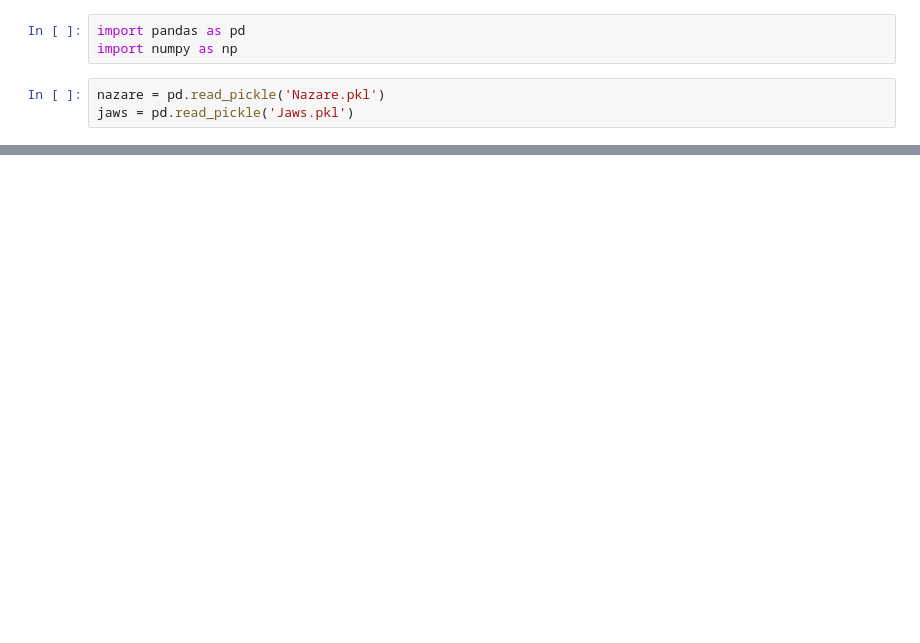
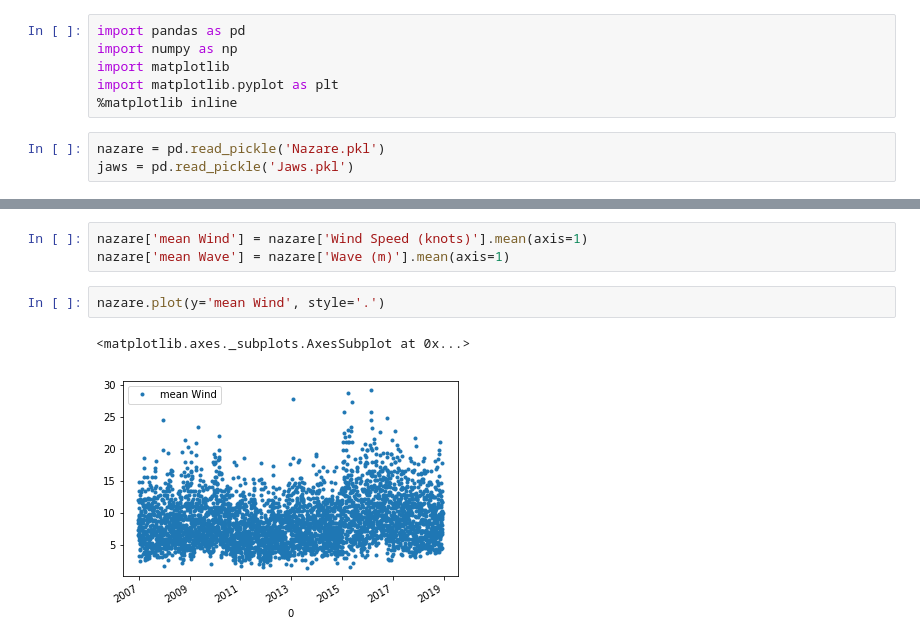
Before and after one commit to Leixb/B7_PE_WaveWind, a Jupyter notebook: notebook.ipynb, the cells around one changed output, grey strips where cells are left out. Saved outputs shown, nothing was run; the diff lists cells and outputs as text; blank space fills up the shorter version.

```diff
--- a/notebook.ipynb
+++ b/notebook.ipynb
@@ -1,6 +1,9 @@
 # %%
 import pandas as pd
 import numpy as np
+import matplotlib
+import matplotlib.pyplot as plt
+%matplotlib inline
 # %%
 nazare = pd.read_pickle('Nazare.pkl')
 jaws = pd.read_pickle('Jaws.pkl')
@@ -17,3 +20,11 @@ nazare.describe()
 | 50% | 7.000000 | 7.000000 | 7.000000 | 7.000000 | 9.000000 | 11.000000 | 9.000000 | 8.000000 | 2.200000 | 2.200000 | ... |
 | 75% | 10.000000 | 10.000000 | 9.000000 | 11.000000 | 12.000000 | 14.000000 | 12.000000 | 11.000000 | 3.000000 | 3.000000 | ... |
 | max | 31.000000 | 33.000000 | 32.000000 | 38.000000 | 37.000000 | 36.000000 | 31.000000 | 32.000000 | 11.400000 | 10.800000 | ... |
+# %%
+nazare['mean Wind'] = nazare['Wind Speed (knots)'].mean(axis=1)
+nazare['mean Wave'] = nazare['Wave (m)'].mean(axis=1)
+# %%
+nazare.plot(y='mean Wind', style='.')
+# %% [output]
+<matplotlib.axes._subplots.AxesSubplot at 0x...>
+[figure, added]
```
Also changed, not shown: parts of 9 cells of this notebook.
